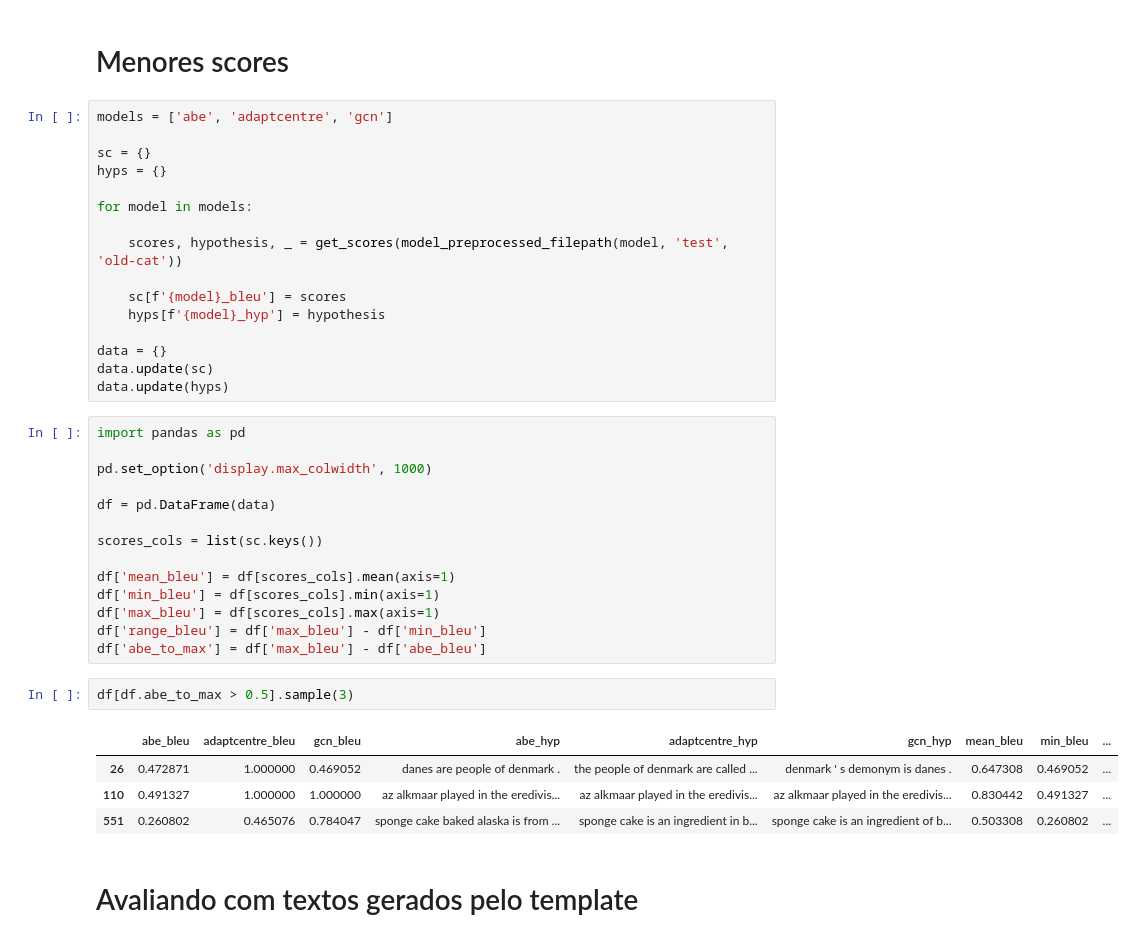
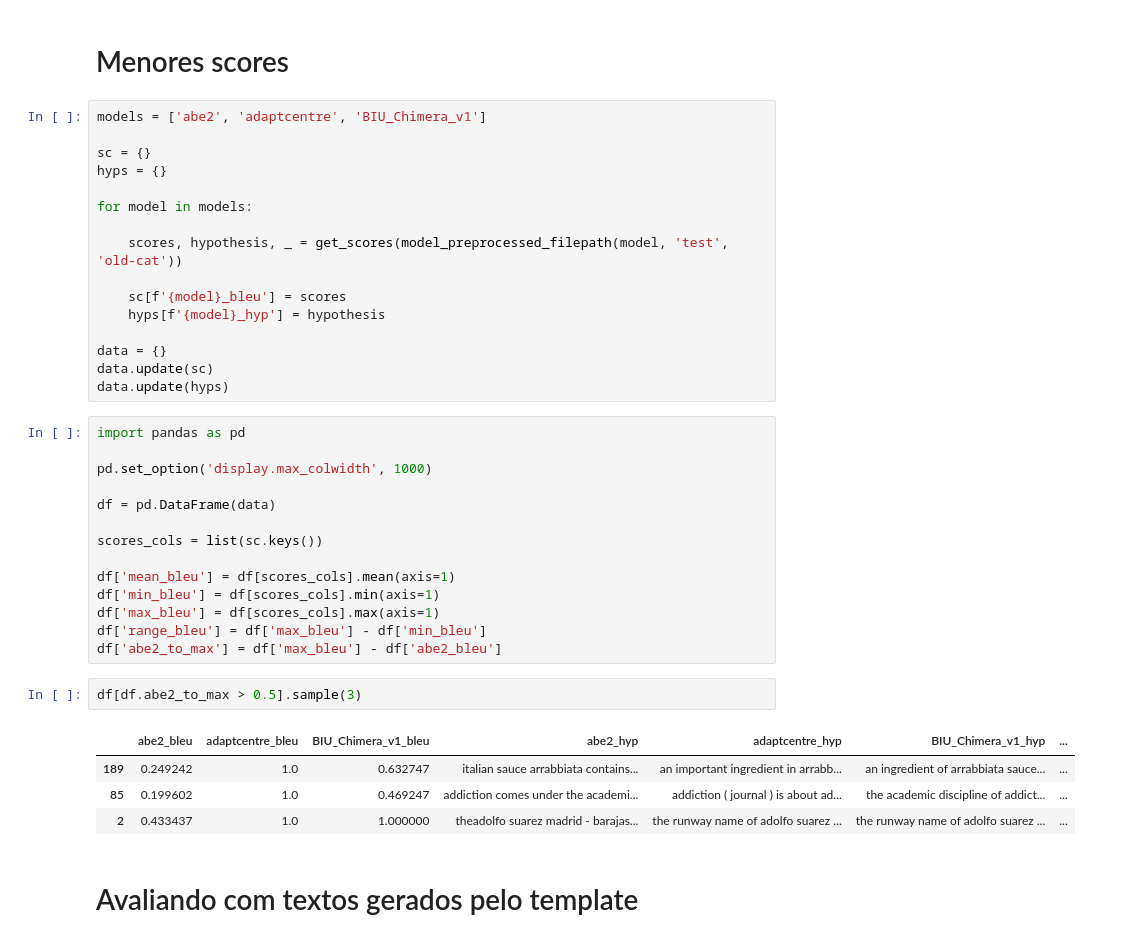
Before and after one commit to abevieiramota/masters, a Jupyter notebook: notebook/00 - Sentence level evaluation.ipynb, the cells around one changed output. Drawn from its saved outputs; the diff is of its cells as text.

```diff
--- a/notebook/00 - Sentence level evaluation.ipynb
+++ b/notebook/00 - Sentence level evaluation.ipynb
@@ -84,7 +74,7 @@ plot_all_models_hist_bleu('new-cat')
 # %% [markdown]
 # Menores scores
 # %%
-models = ['abe', 'adaptcentre', 'gcn']
+models = ['abe2', 'adaptcentre', 'BIU_Chimera_v1']
 
 sc = {}
 hyps = {}
@@ -112,14 +102,14 @@ df['mean_bleu'] = df[scores_cols].mean(axis=1)
 df['min_bleu'] = df[scores_cols].min(axis=1)
 df['max_bleu'] = df[scores_cols].max(axis=1)
 df['range_bleu'] = df['max_bleu'] - df['min_bleu']
-df['abe_to_max'] = df['max_bleu'] - df['abe_bleu']
+df['abe2_to_max'] = df['max_bleu'] - df['abe2_bleu']
 # %%
-df[df.abe_to_max > 0.5].sample(3)
+df[df.abe2_to_max > 0.5].sample(3)
 # %% [output]
-|  | abe_bleu | adaptcentre_bleu | gcn_bleu | abe_hyp | adaptcentre_hyp | gcn_hyp | mean_bleu | min_bleu | ... |
-| 26 | 0.472871 | 1.000000 | 0.469052 | danes are people of denmark . | the people of denmark are called ... | denmark ' s demonym is danes . | 0.647308 | 0.469052 | ... |
-| 110 | 0.491327 | 1.000000 | 1.000000 | az alkmaar played in the eredivis... | az alkmaar played in the eredivis... | az alkmaar played in the eredivis... | 0.830442 | 0.491327 | ... |
-| 551 | 0.260802 | 0.465076 | 0.784047 | sponge cake baked alaska is from ... | sponge cake is an ingredient in b... | sponge cake is an ingredient of b... | 0.503308 | 0.260802 | ... |
+|  | abe2_bleu | adaptcentre_bleu | BIU_Chimera_v1_bleu | abe2_hyp | adaptcentre_hyp | BIU_Chimera_v1_hyp | ... |
+| 189 | 0.249242 | 1.0 | 0.632747 | italian sauce arrabbiata contains... | an important ingredient in arrabb... | an ingredient of arrabbiata sauce... | ... |
+| 85 | 0.199602 | 1.0 | 0.469247 | addiction comes under the academi... | addiction ( journal ) is about ad... | the academic discipline of addict... | ... |
+| 2 | 0.433437 | 1.0 | 1.000000 | theadolfo suarez madrid - barajas... | the runway name of adolfo suarez ... | the runway name of adolfo suarez ... | ... |
 # %% [markdown]
 # Avaliando com textos gerados pelo template
 # %%
```
Also changed, not shown: parts of 5 cells of this notebook, 7 other files.
